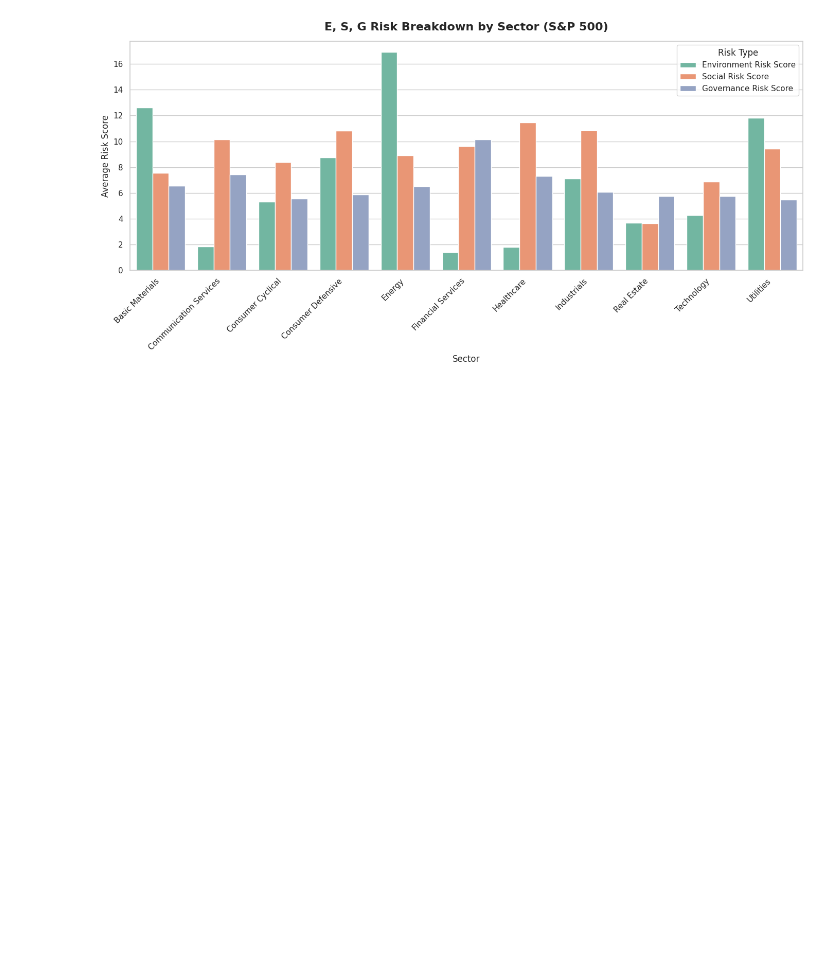
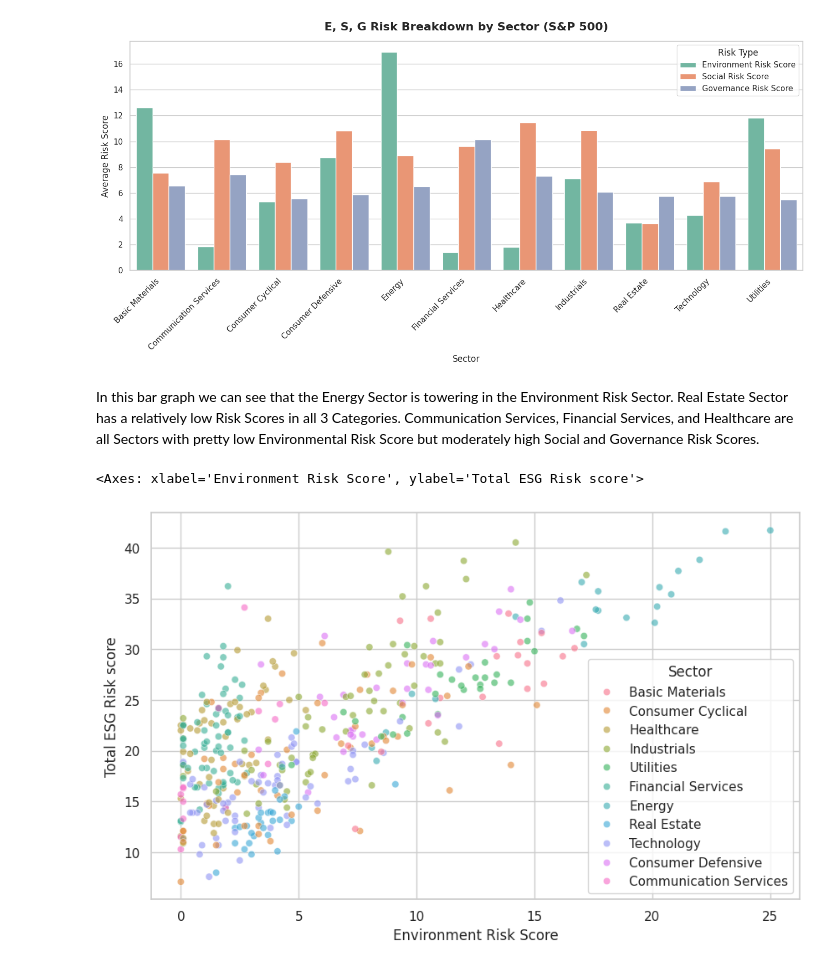
Before and after one commit to sahilchettri-data/esg_risk_analysis, a Jupyter notebook: S&P500ESGRiskAnalysis.ipynb, the cells around one changed output. Cells and saved outputs as stored; diff of their text form; code cells hidden in the pictures; blank space fills up the shorter version.

```diff
--- a/S&P500ESGRiskAnalysis.ipynb
+++ b/S&P500ESGRiskAnalysis.ipynb
@@ -85,3 +112,17 @@ plt.tight_layout()
 plt.show()
 # %% [output]
 [figure]
+# %% [markdown]
+In this bar graph we can see that the Energy Sector is towering in the Environment Risk Sector. Real Estate Sector has a relatively low Risk Scores in all 3 Categories. Communication Services, Financial Services, and Healthcare are all Sectors with pretty low Environmental Risk Score but moderately high Social and Governance Risk Scores.
+# %%
+plt.figure(figsize=(10, 6))
+sns.scatterplot(data=df, x='Environment Risk Score', y='Total ESG Risk score',
+                hue='Sector', alpha=0.6, legend=True)
+plt.title('Environment Risk vs Total ESG Risk Score', fontsize=16, fontweight='bold')
+plt.xlabel('Environment Risk Score', fontsize=12)
+plt.ylabel('Total ESG Risk Score', fontsize=12)
+plt.tight_layout()
+plt.show()
+# %% [output]
+<Axes: xlabel='Environment Risk Score', ylabel='Total ESG Risk score'>
+[figure, added]
```
Also changed, not shown: parts of 11 cells of this notebook.
